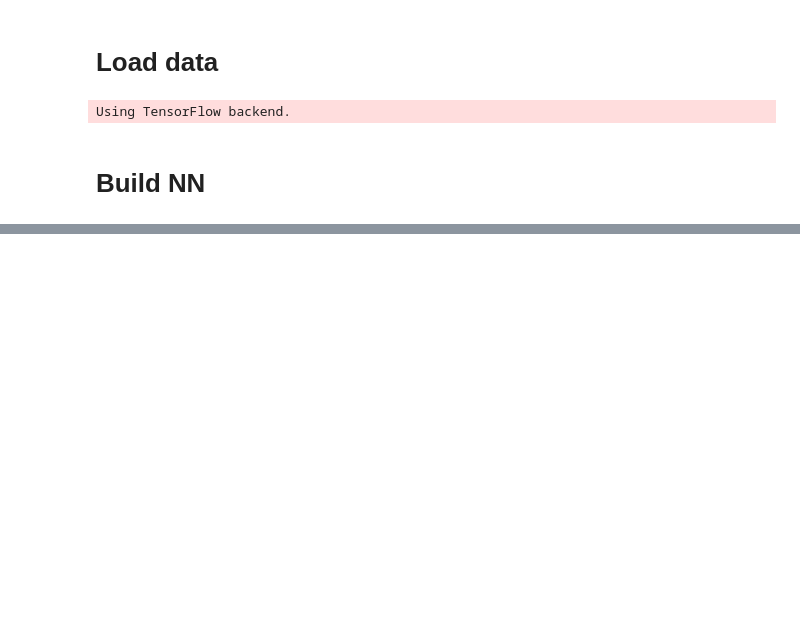
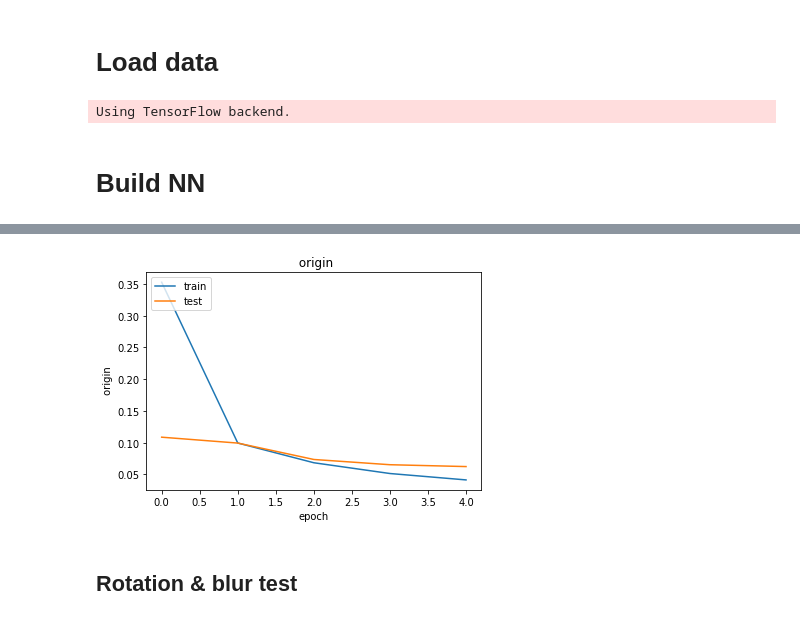
Before and after one commit to amyxie361/CS680, a Jupyter notebook: ass4/ass4.ipynb, the cells around one changed output, grey strips where cells are left out. Drawn from its saved outputs; the diff is of its cells as text; code cells hidden in the pictures; blank space fills up the shorter version.

```diff
--- a/ass4/ass4.ipynb
+++ b/ass4/ass4.ipynb
@@ -100,0 +145,6 @@ def plot_img(Y1, Y2, title):
+# %%
+plot_img(history.history['loss'], history.history['val_loss'], " origin")
+# %% [output]
+[figure, added]
+# %% [markdown]
+## Rotation & blur test
```
Also changed, not shown: parts of 32 cells of this notebook.
